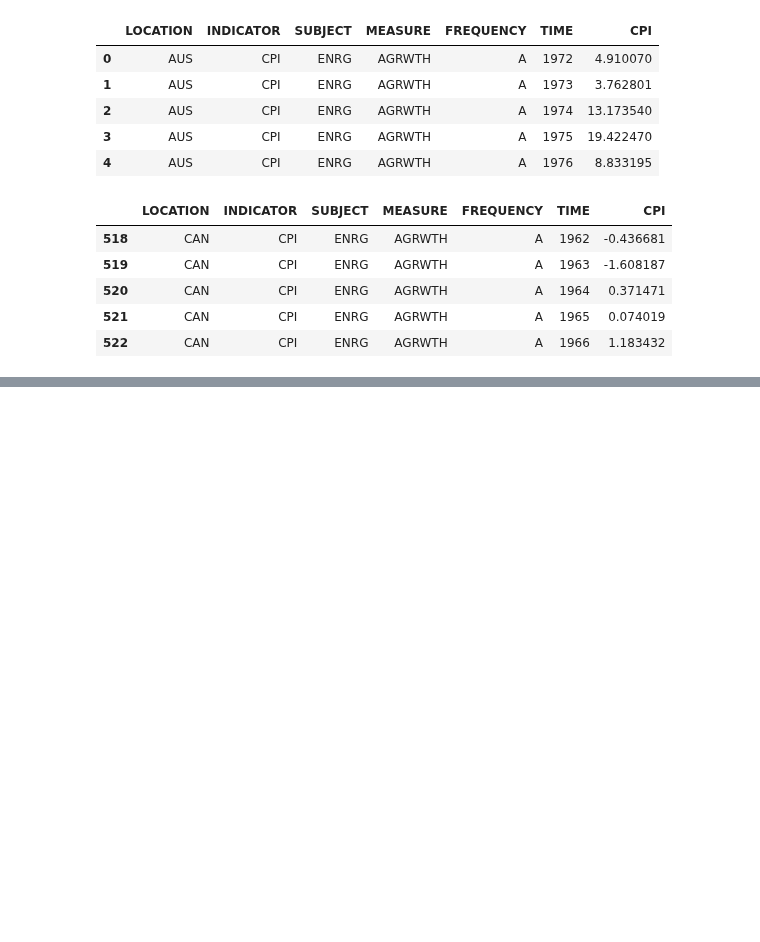
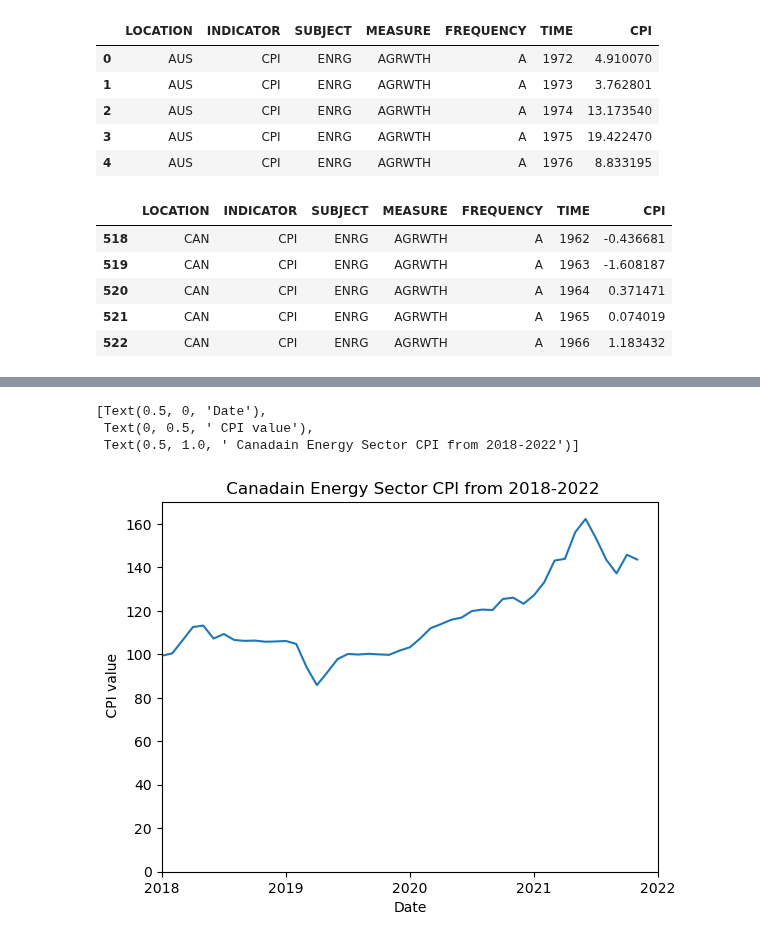
Before and after one commit to ubco-W2022T2-data301/project-group-group19, a Jupyter notebook: analysis/analysis2.ipynb, the cells around one changed output, grey strips where cells are left out. Cells and saved outputs as stored; diff of their text form; code cells hidden in the pictures; blank space fills up the shorter version.

Commit message:
visual 1 done

```diff
--- a/analysis/analysis2.ipynb
+++ b/analysis/analysis2.ipynb
@@ -130,0 +149,8 @@ inlaftion_rate_plot = sns.lineplot(dat2drop, y='CPI',x='TIME')
+# %%
+#get all data by date monthly
+#as more interested in most current to date data
+group_by_subject =  dat_loc_cpi_CAD.groupby(dat_loc_cpi_CAD['SUBJECT'])
+df_g1 = group_by_subject.get_group('ENRG')
+df_g1 = df_g1.groupby(df_g1['FREQUENCY']).get_group('M')
+df_g1 = df_g1.reset_index()
+df_g1
@@ -130,0 +171,16 @@ inlaftion_rate_plot = sns.lineplot(dat2drop, y='CPI',x='TIME')
+# %%
+#convert Month-YY -> month->YYYY
+def convertDateTime(dataFrame_col):
+    date =list()
+    for time in dataFrame_col:
+        f = str.split(time, '-')
+        n = int(f[1])
+        if(n <= 22 and n < 1000):
+            n += 2000
+        elif(n > 22 and n < 1000):
+            n += 1900
+        date.append(f"{f[0]}-{n}")
+    return date
+# %%
+df_g1["TIME"] = convertDateTime(df_g1["TIME"])
+df_g1
@@ -130,0 +201,4 @@ inlaftion_rate_plot = sns.lineplot(dat2drop, y='CPI',x='TIME')
+# %%
+#get last 4 years
+graph_l4_Energy = df_g1.iloc[1416:-1]
+graph_l4_Energy
@@ -130,0 +223,15 @@ inlaftion_rate_plot = sns.lineplot(dat2drop, y='CPI',x='TIME')
+# %%
+#plot Engery
+inlaftion_rate_plot = sns.lineplot(graph_l4_Energy, y='CPI',x='TIME')
+bars = (2018,2019,2020,2021,2022)
+pos = np.arange(len(bars))
+length = [12,24,36,48,60]
+plt.xlim(12,60)
+plt.xticks(length,bars)
+plt.ylim(0,170)
+inlaftion_rate_plot.set(xlabel="Date",ylabel=" CPI value", title=' Canadain Energy Sector CPI from 2018-2022')
+# %% [output]
+[Text(0.5, 0, 'Date'),
+ Text(0, 0.5, ' CPI value'),
+ Text(0.5, 1.0, ' Canadain Energy Sector CPI from 2018-2022')]
+[figure, added]
```
Also changed, not shown: parts of 10 cells of this notebook.
